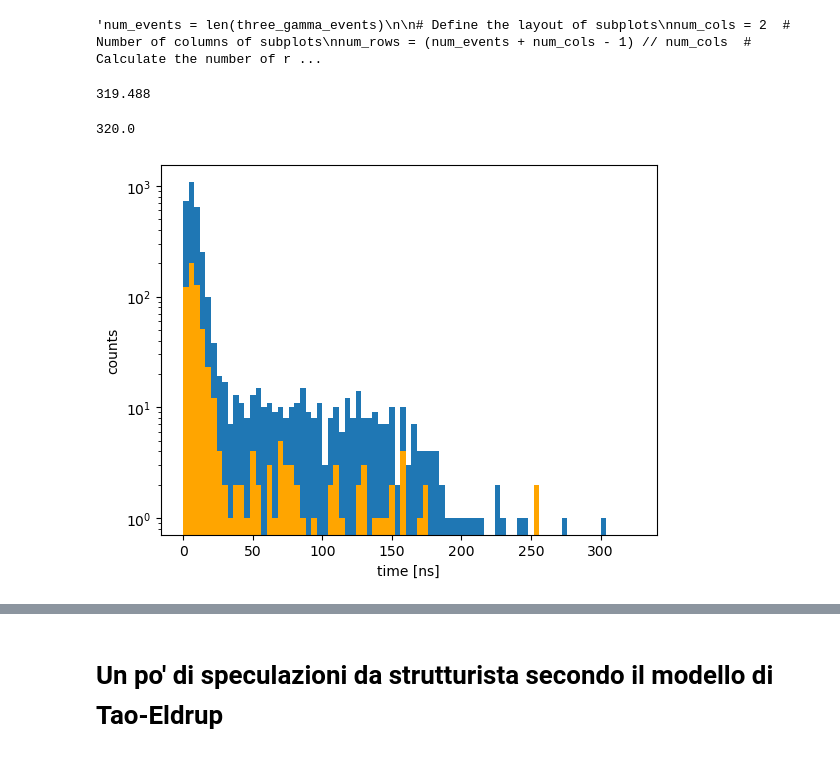
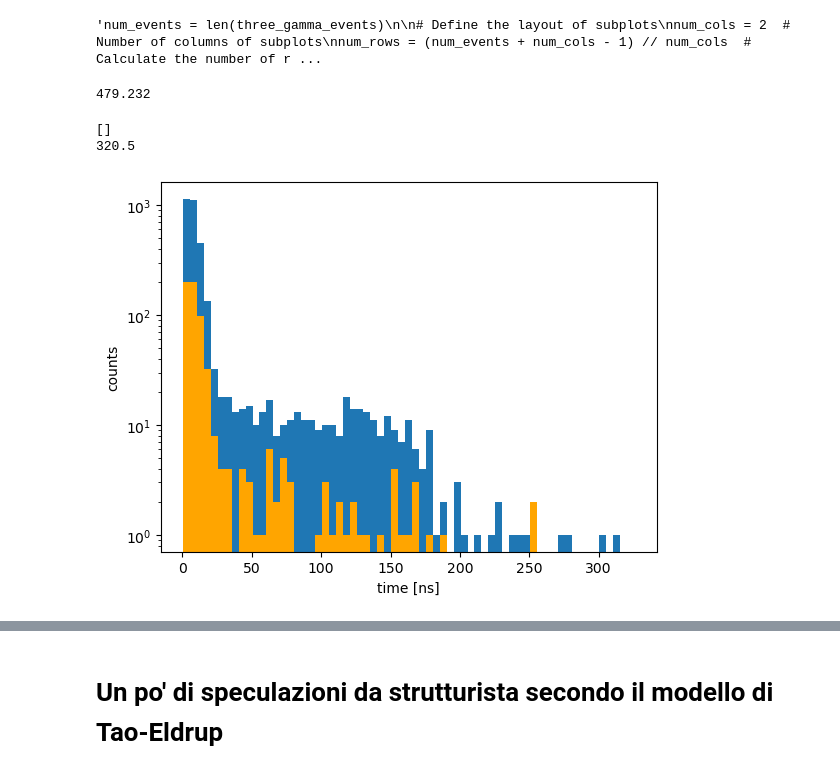
Before and after one commit to 0-DvD-0/Sfera, a Jupyter notebook: Jupyter/ortho_filter_check.ipynb, the cells around one changed output, grey strips where cells are left out. Drawn from its saved outputs; the diff is of its cells as text; code cells hidden in the pictures.

```diff
--- a/Jupyter/ortho_filter_check.ipynb
+++ b/Jupyter/ortho_filter_check.ipynb
@@ -137,7 +155,7 @@ Nev=len(amp)
 18853
 # %%
 print(waveform.shape)
-event=56
+event=285
 list = [0,1,2,3,4,5,6,7,8,9,10,11,12,13,14,15]
 #list=[1,2,7,12]
 sampling=0.468
@@ -148,8 +166,8 @@ for channel in list:
     t1=lead_edge[event][channel]
     t2=t_edge[event][channel]
     #print(t1,t2)
-    plt.scatter( t1, waveform[event][channel][int(t1/sampling)],s=60   )
-    plt.scatter( t2, waveform[event][channel][int(t2/sampling)],s=60  )
+    #plt.scatter( t1, waveform[event][channel][int(t1/sampling)],s=60   )
+    #plt.scatter( t2, waveform[event][channel][int(t2/sampling)],s=60  )
     #plt.xlim(400,600)
     #plt.ylim(-0.01, 0.1)
 
@@ -310,19 +328,19 @@ def times_from_waveforms(wf_narr, n_conv, threshold):
 
     return ledg_arr
 
-print(0.312*1024) #finestra di sampling di wavecatcher
+print(0.468*1024) #finestra di sampling di wavecatcher
 # %% [output]
-319.488
+479.232
 # %%
 
 good_t_arr=[]
 time_diff=[]
 back_to_back_times=[] #inserirò i tempi degli eventi back to back
-treshold=-0.020 #soglia fissa
+treshold=-0.018 #soglia fissa
 btb_pairs=[np.array([4,5]), np.array([6, 7]), np.array([8, 9]), np.array([10,11]), np.array([12, 13]), np.array([14, 15])]
 
 
-arr_times_all=times_from_waveforms(true_waveforms, 15, treshold)
+arr_times_all=times_from_waveforms(true_waveforms,20, treshold)
 for ev in range(Nev):
     #trovo il leading edge del gamma da 1200
     index_1200=true_charges[ev].index(max(true_charges[ev]))
@@ -332,6 +350,9 @@ for ev in range(Nev):
     if(all(ev_is_good)):
         good_t_arr.append(t_arr)
         t_diff=[t_arr[i] - t_arr[index_1200] for i in range(len(t_arr))]
+        #add offset
+        #t_diff = [t_diff[i] - matrix_loaded[true_channels[ev][i]][true_channels[ev][index_1200]] for i in range(len(t_diff))]
+
         t_diff.pop(index_1200)
         time_diff.append(t_diff)
     #print(true_channels[ev])
@@ -346,41 +367,46 @@ for ev in range(Nev):
 
 
 #print(time_diff)
-mean_time_diff=[np.mean(np.array(times)) for times in time_diff]
+mean_time_diff=[np.mean(np.array(times)) for times in time_diff if np.mean(np.array(times))>0]
 mean_time_diff=np.array(mean_time_diff)
 
 btb_mean_time_diff =[np.mean(np.array(times)) for times in back_to_back_times]
 btb_mean_time_diff = np.array(btb_mean_time_diff)
 
-bins_array = np.arange(np.min(mean_time_diff), np.max(mean_time_diff), step=4) # uncomment to go back to even bins
+bins_array = np.arange(np.min(mean_time_diff), np.max(mean_time_diff), step=5) # uncomment to go back to even bins
+
+outofwindow=np.where(mean_time_diff > 0.468*1024)[0]
+print(outofwindow)
+
 
 
 bin_T, edgesT, _=plt.hist(mean_time_diff, bins=bins_array)
 _=plt.hist(btb_mean_time_diff, bins=bins_array, color='orange')
 plt.yscale('log')
 
 #pop away the first bin
-bin_T=bin_T[2:-1]
-edgesT=edgesT[2:-1]  #l'ultimo bin eccede la finestra di wavecatcher
+bin_T=bin_T[1:-1]
+edgesT=edgesT[1:-1]  #l'ultimo bin eccede la finestra di wavecatcher
 
 
 #Nbins = len(np.arange(np.min(mean_time_diff), np.max(mean_time_diff), step=4))
 Nbin=len(bin_T)
 
 
 centersT = np.convolve(edgesT, [0.5, 0.5], "valid")
 #plt.yscale('log')
 #plt.xlim(0, 200)
 plt.xlabel('time [ns]')
 plt.ylabel('counts')
 print(np.max(edgesT))
 #evaluate errors
 
 errT = np.sqrt(bin_T)
 #print(edgesT)
 # %% [output]
-320.0
+[]
+320.5
-[figure, old version]
+[figure, new version]
 # %%
 #proviamo a fittare
 import lmfit
```
Also changed, not shown: parts of 14 cells of this notebook.
